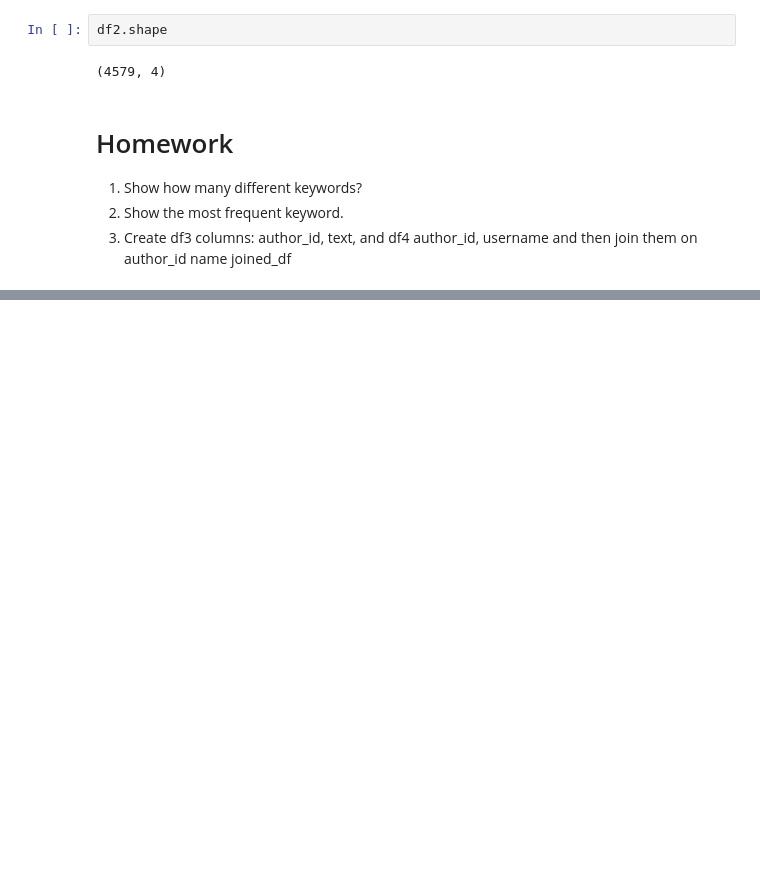
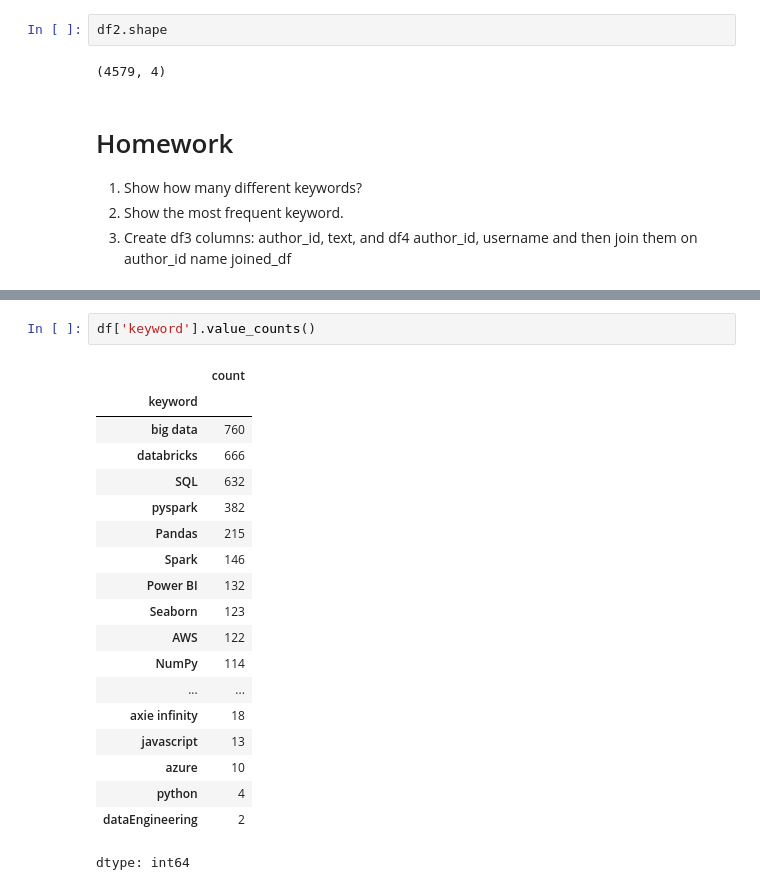
Before and after one commit to byambaa1982/python_cources_for_beginers, a Jupyter notebook: Mini Project 1/Pandas_6.ipynb, the cells around one changed output, grey strips where cells are left out. Drawn from its saved outputs; the diff is of its cells as text; blank space fills up the shorter version.

```diff
--- a/Mini Project 1/Pandas_6.ipynb
+++ b/Mini Project 1/Pandas_6.ipynb
@@ -42,0 +53,22 @@ df2.shape
+# %%
+df['keyword'].value_counts()
+# %% [output]
+|  | count |
+| keyword |  |
+| big data | 760 |
+| databricks | 666 |
+| SQL | 632 |
+| pyspark | 382 |
+| Pandas | 215 |
+| Spark | 146 |
+| Power BI | 132 |
+| Seaborn | 123 |
+| AWS | 122 |
+| NumPy | 114 |
+| ... | ... |
+| axie infinity | 18 |
+| javascript | 13 |
+| azure | 10 |
+| python | 4 |
+| dataEngineering | 2 |
+dtype: int64
```
Also changed, not shown: parts of 2 cells of this notebook.
